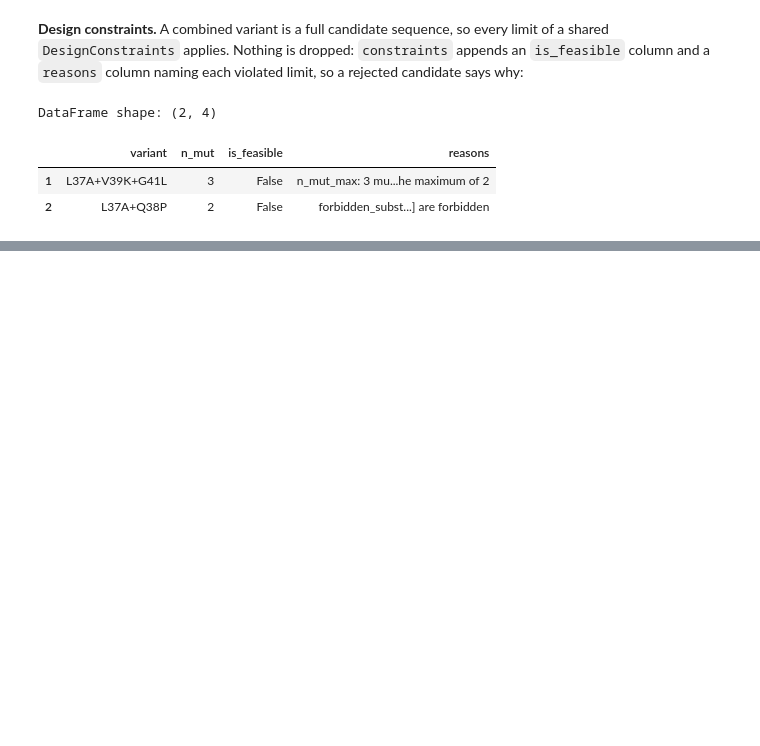
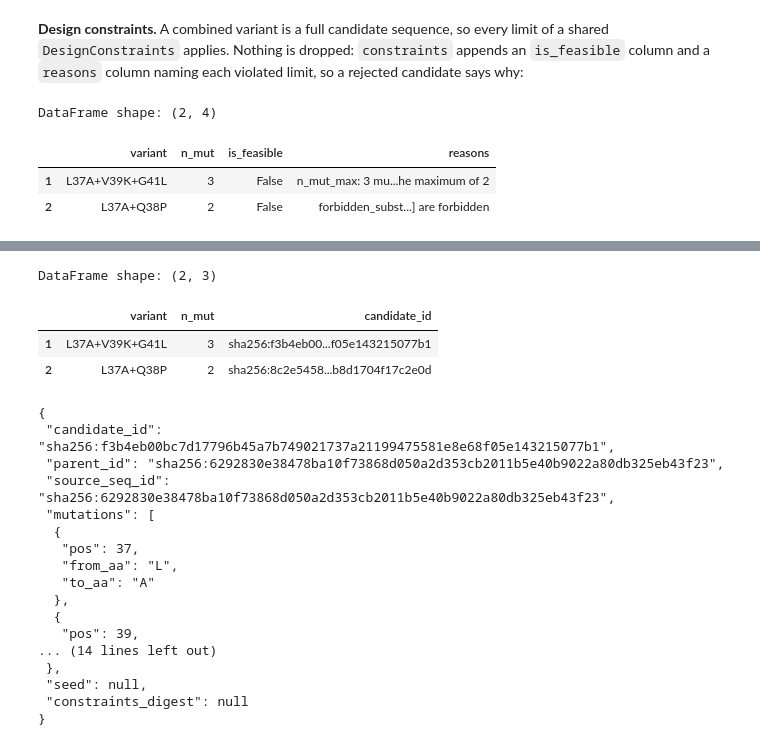
Before and after one commit to breimanntools/aaanalysis, a Jupyter notebook: examples/protein_engineering/seqm_combine.ipynb, the cells around one changed output, grey strips where cells are left out. Saved outputs shown, nothing was run; the diff lists cells and outputs as text; code cells hidden in the pictures; blank space fills up the shorter version.

```diff
--- a/examples/protein_engineering/seqm_combine.ipynb
+++ b/examples/protein_engineering/seqm_combine.ipynb
@@ -61,0 +64,30 @@ DataFrame shape: (2, 4)
+# %%
+import json
+
+df_variant_lineage = seqm.combine(df_seq=df_seq, variants=variants, df_feat=df_feat,
+                                  lineage=True)
+aa.display_df(df_variant_lineage[["variant", "n_mut", "candidate_id"]],
+              n_rows=10, show_shape=True)
+print(json.dumps(seqm.lineage_[0], indent=1))
+# %% [output]
+DataFrame shape: (2, 3)
+|  | variant | n_mut | candidate_id |
+| 1 | L37A+V39K+G41L | 3 | sha256:f3b4eb00...f05e143215077b1 |
+| 2 | L37A+Q38P | 2 | sha256:8c2e5458...b8d1704f17c2e0d |
+{
+ "candidate_id": "sha256:f3b4eb00bc7d17796b45a7b749021737a21199475581e8e68f05e143215077b1",
+ "parent_id": "sha256:6292830e38478ba10f73868d050a2d353cb2011b5e40b9022a80db325eb43f23",
+ "source_seq_id": "sha256:6292830e38478ba10f73868d050a2d353cb2011b5e40b9022a80db325eb43f23",
+ "mutations": [
+  {
+   "pos": 37,
+   "from_aa": "L",
+   "to_aa": "A"
+  },
+  {
+   "pos": 39,
+... (14 lines left out)
+ },
+ "seed": null,
+ "constraints_digest": null
+}
```
Also changed, not shown: parts of 3 cells of this notebook, 15 other files.
